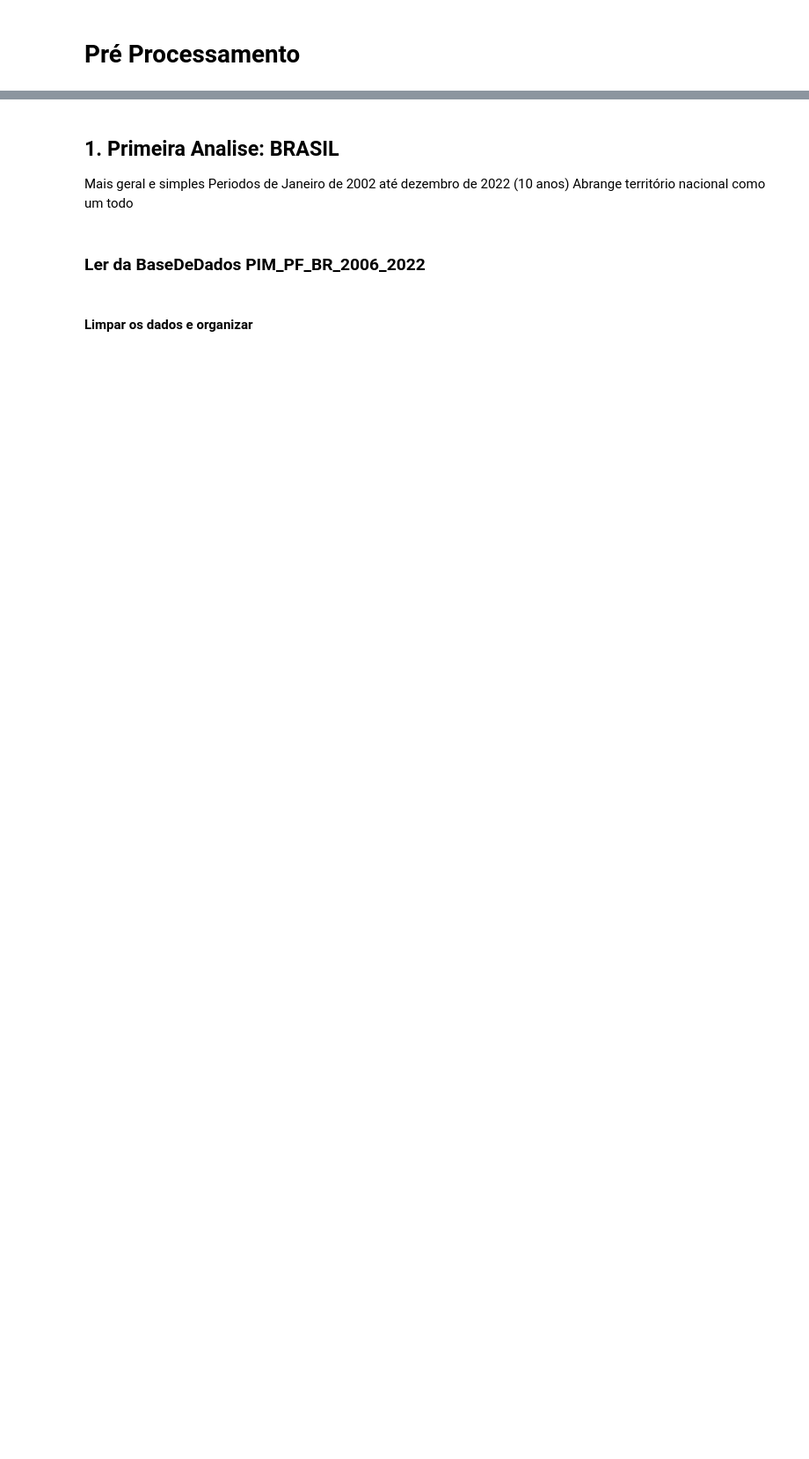
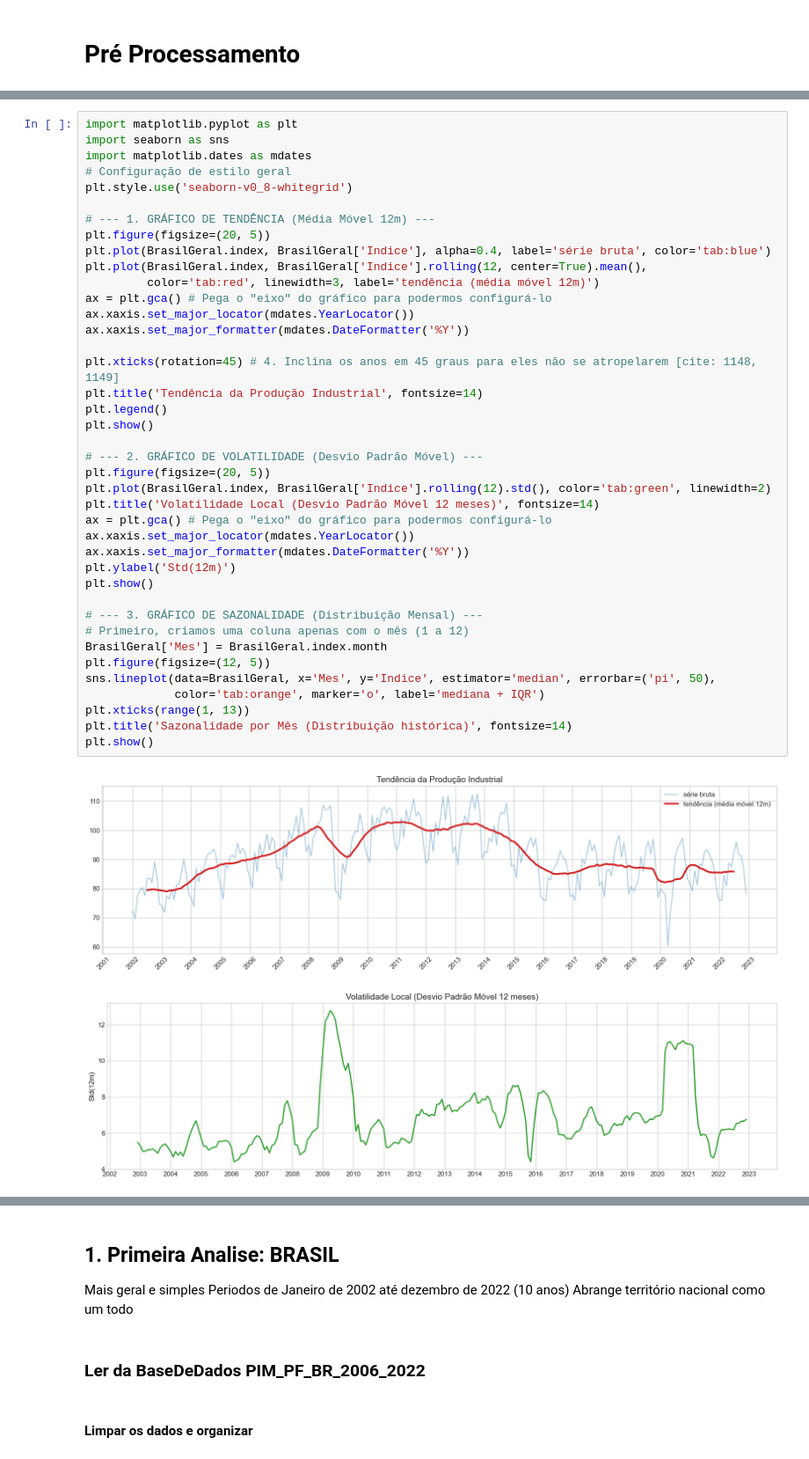
Before and after one commit to MarianaMayumeCaniza/PROJETOAPLICADO4_2026.01, a Jupyter notebook: Desenvolvimento/DesenvolvimentodoProjeto.ipynb, the cells around one changed output, grey strips where cells are left out. Shown at 88% size. Drawn from its saved outputs; the diff is of its cells as text; blank space fills up the shorter version.

```diff
--- a/Desenvolvimento/DesenvolvimentodoProjeto.ipynb
+++ b/Desenvolvimento/DesenvolvimentodoProjeto.ipynb
@@ -50,0 +194,43 @@ print(df_clean.head())
+# %%
+import matplotlib.pyplot as plt
+import seaborn as sns
+import matplotlib.dates as mdates
+# Configuração de estilo geral
+plt.style.use('seaborn-v0_8-whitegrid')
+
+# --- 1. GRÁFICO DE TENDÊNCIA (Média Móvel 12m) ---
+plt.figure(figsize=(20, 5))
+plt.plot(BrasilGeral.index, BrasilGeral['Indice'], alpha=0.4, label='série bruta', color='tab:blue')
+plt.plot(BrasilGeral.index, BrasilGeral['Indice'].rolling(12, center=True).mean(),
+         color='tab:red', linewidth=3, label='tendência (média móvel 12m)')
+ax = plt.gca() # Pega o "eixo" do gráfico para podermos configurá-lo
+ax.xaxis.set_major_locator(mdates.YearLocator())
+ax.xaxis.set_major_formatter(mdates.DateFormatter('%Y'))
+
+plt.xticks(rotation=45) # 4. Inclina os anos em 45 graus para eles não se atropelarem [cite: 1148, 1149]
+plt.title('Tendência da Produção Industrial', fontsize=14)
+plt.legend()
+plt.show()
+
+# --- 2. GRÁFICO DE VOLATILIDADE (Desvio Padrão Móvel) ---
+plt.figure(figsize=(20, 5))
+plt.plot(BrasilGeral.index, BrasilGeral['Indice'].rolling(12).std(), color='tab:green', linewidth=2)
+plt.title('Volatilidade Local (Desvio Padrão Móvel 12 meses)', fontsize=14)
+ax = plt.gca() # Pega o "eixo" do gráfico para podermos configurá-lo
+ax.xaxis.set_major_locator(mdates.YearLocator())
+ax.xaxis.set_major_formatter(mdates.DateFormatter('%Y'))
+plt.ylabel('Std(12m)')
+plt.show()
+
+# --- 3. GRÁFICO DE SAZONALIDADE (Distribuição Mensal) ---
+# Primeiro, criamos uma coluna apenas com o mês (1 a 12)
+BrasilGeral['Mes'] = BrasilGeral.index.month
+plt.figure(figsize=(12, 5))
+sns.lineplot(data=BrasilGeral, x='Mes', y='Indice', estimator='median', errorbar=('pi', 50),
+             color='tab:orange', marker='o', label='mediana + IQR')
+plt.xticks(range(1, 13))
+plt.title('Sazonalidade por Mês (Distribuição histórica)', fontsize=14)
+plt.show()
+# %% [output]
+[figure, added]
+[figure, added]
```
Also changed, not shown: parts of 27 cells of this notebook.
